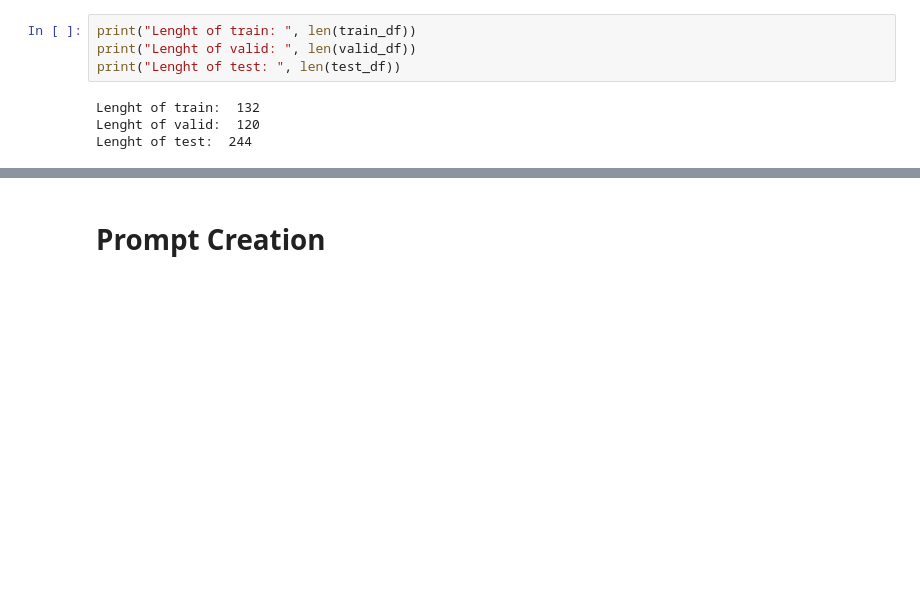
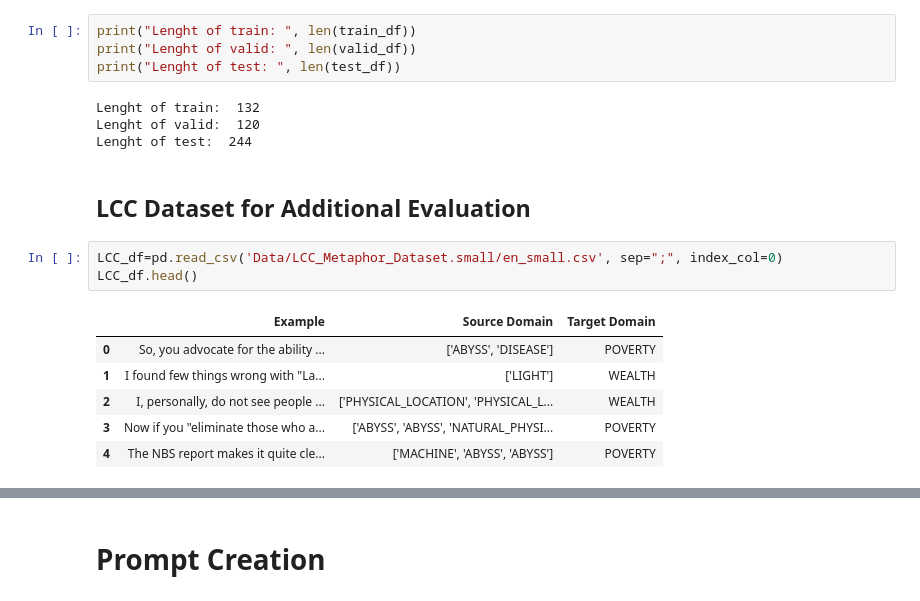
Before and after one commit to lwachowiak/Metaphor-Extraction-With-GPT-3, a Jupyter notebook: analysis.ipynb, the cells around one changed output, grey strips where cells are left out. Cells and saved outputs as stored; diff of their text form; blank space fills up the shorter version.

```diff
--- a/analysis.ipynb
+++ b/analysis.ipynb
@@ -128,3 +128,15 @@ print("Lenght of test: ", len(test_df))
 Lenght of train:  132
 Lenght of valid:  120
 Lenght of test:  244
+# %% [markdown]
+## LCC Dataset for Additional Evaluation
+# %%
+LCC_df=pd.read_csv('Data/LCC_Metaphor_Dataset.small/en_small.csv', sep=";", index_col=0)
+LCC_df.head()
+# %% [output]
+|  | Example | Source Domain | Target Domain |
+| 0 | So, you advocate for the ability ... | ['ABYSS', 'DISEASE'] | POVERTY |
+| 1 | I found few things wrong with "La... | ['LIGHT'] | WEALTH |
+| 2 | I, personally, do not see people ... | ['PHYSICAL_LOCATION', 'PHYSICAL_L... | WEALTH |
+| 3 | Now if you "eliminate those who a... | ['ABYSS', 'ABYSS', 'NATURAL_PHYSI... | POVERTY |
+| 4 | The NBS report makes it quite cle... | ['MACHINE', 'ABYSS', 'ABYSS'] | POVERTY |
```
Also changed, not shown: parts of 5 cells of this notebook, 1 other file.
